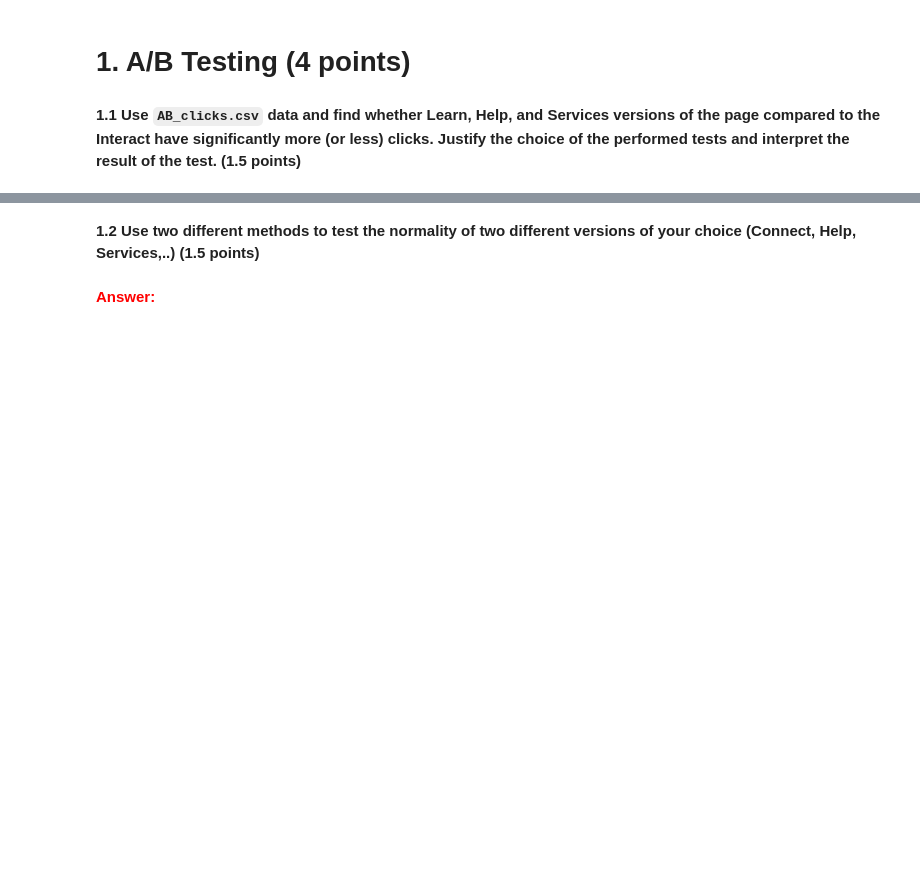
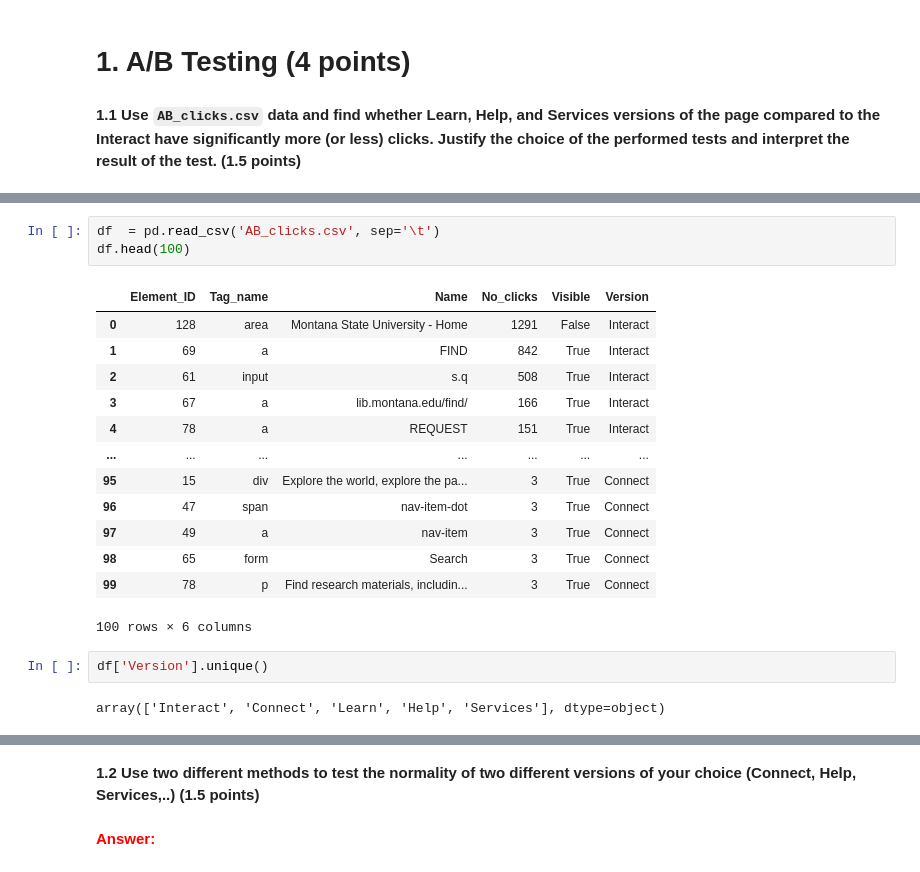
Before and after one commit to enliktjioe/bda2020, a Jupyter notebook: HW5/Homework_05_Enlik_Nga.ipynb, the cells around one changed output, grey strips where cells are left out. Cells and saved outputs as stored; diff of their text form; blank space fills up the shorter version.

```diff
--- a/HW5/Homework_05_Enlik_Nga.ipynb
+++ b/HW5/Homework_05_Enlik_Nga.ipynb
@@ -36,0 +47,21 @@
+# %%
+df  = pd.read_csv('AB_clicks.csv', sep='\t')
+df.head(100)
+# %% [output]
+|  | Element_ID | Tag_name | Name | No_clicks | Visible | Version |
+| 0 | 128 | area | Montana State University - Home | 1291 | False | Interact |
+| 1 | 69 | a | FIND | 842 | True | Interact |
+| 2 | 61 | input | s.q | 508 | True | Interact |
+| 3 | 67 | a | lib.montana.edu/find/ | 166 | True | Interact |
+| 4 | 78 | a | REQUEST | 151 | True | Interact |
+| ... | ... | ... | ... | ... | ... | ... |
+| 95 | 15 | div | Explore the world, explore the pa... | 3 | True | Connect |
+| 96 | 47 | span | nav-item-dot | 3 | True | Connect |
+| 97 | 49 | a | nav-item | 3 | True | Connect |
+| 98 | 65 | form | Search | 3 | True | Connect |
+| 99 | 78 | p | Find research materials, includin... | 3 | True | Connect |
+100 rows × 6 columns
+# %%
+df['Version'].unique()
+# %% [output]
+array(['Interact', 'Connect', 'Learn', 'Help', 'Services'], dtype=object)
```
Also changed, not shown: parts of 21 cells of this notebook, 1 other file.
